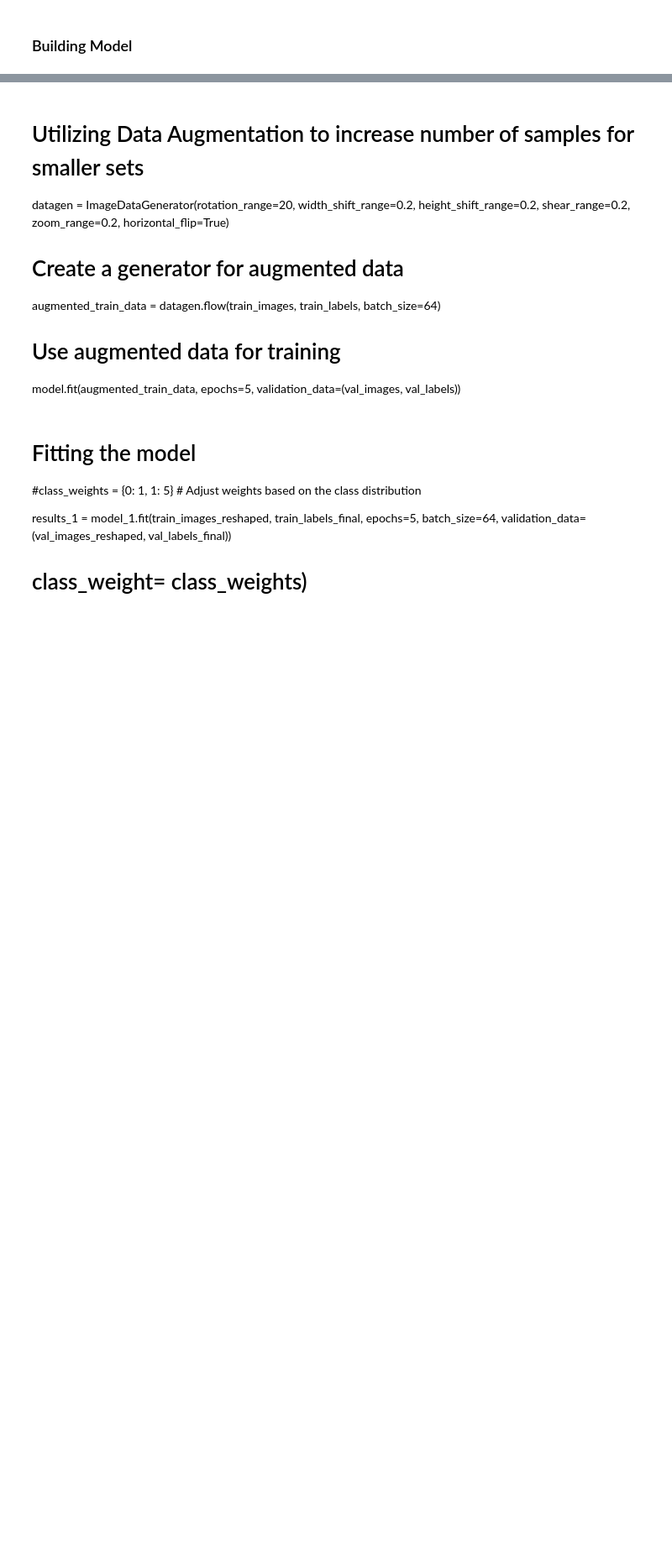
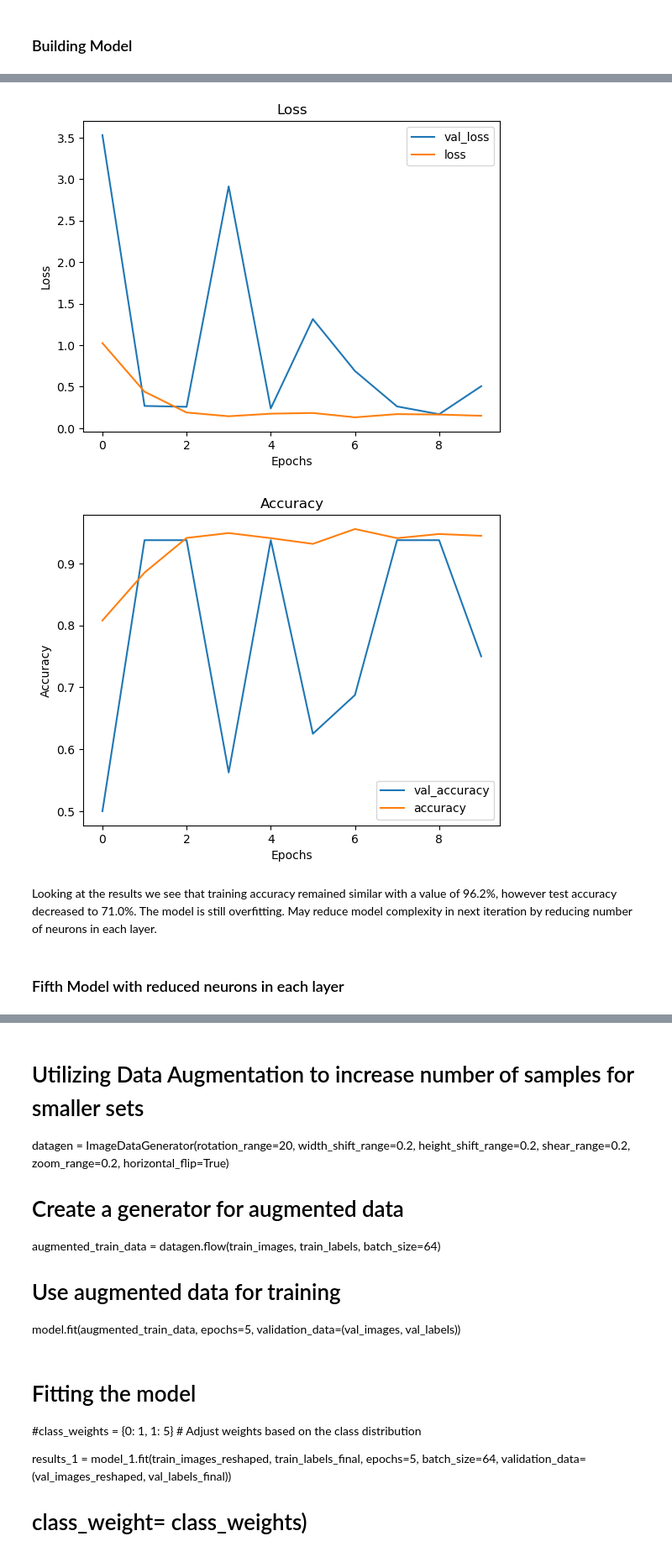
Before and after one commit to ldwilker10/pneumonia_classification, a Jupyter notebook: draft_notebook_baseline_model.ipynb, the cells around one changed output, grey strips where cells are left out. Shown: that part at 84% size. Drawn from its saved outputs; the diff is of its cells as text; code cells hidden in the pictures; blank space fills up the shorter version.

```diff
--- a/draft_notebook_baseline_model.ipynb
+++ b/draft_notebook_baseline_model.ipynb
@@ -278,0 +521,14 @@ Initial model shows accuracy of %74.2 with training group and %62.5 with the tes
+# %%
+# Fourth model
+# Tuning by increasing number of epochs to 10
+
+model_4 = Sequential()
+model_4.add(Dense(64, activation='relu', input_shape=(67500,)))
+model_4.add(Dense(32, activation='relu'))
+model_4.add(Dense(1, activation='sigmoid'))
+
+# Compiling model with following parameters
+model_4.compile(optimizer='adam', loss='binary_crossentropy', metrics=['accuracy'])
+
+# Inspecting model summary
+model_4.summary()
@@ -278,0 +551,6 @@ Initial model shows accuracy of %74.2 with training group and %62.5 with the tes
+# %%
+# Fitting the model to the training data
+results_4 = model_4.fit(train_img, train_y,
+                        epochs=10,
+                        batch_size=64,
+                        validation_data=(val_img, val_y))
@@ -278,0 +592,10 @@ Initial model shows accuracy of %74.2 with training group and %62.5 with the tes
+# %%
+# Viewing results
+visualize_training_results(results_4)
+# %% [output]
+[figure, added]
+[figure, added]
+# %% [markdown]
+Looking at the results we see that training accuracy remained similar with a value of 96.2%, however test accuracy decreased to 71.0%. The model is still overfitting. May reduce model complexity in next iteration by reducing number of neurons in each layer.
+# %% [markdown]
+### Fifth Model with reduced neurons in each layer
```
Also changed, not shown: parts of 44 cells of this notebook.
